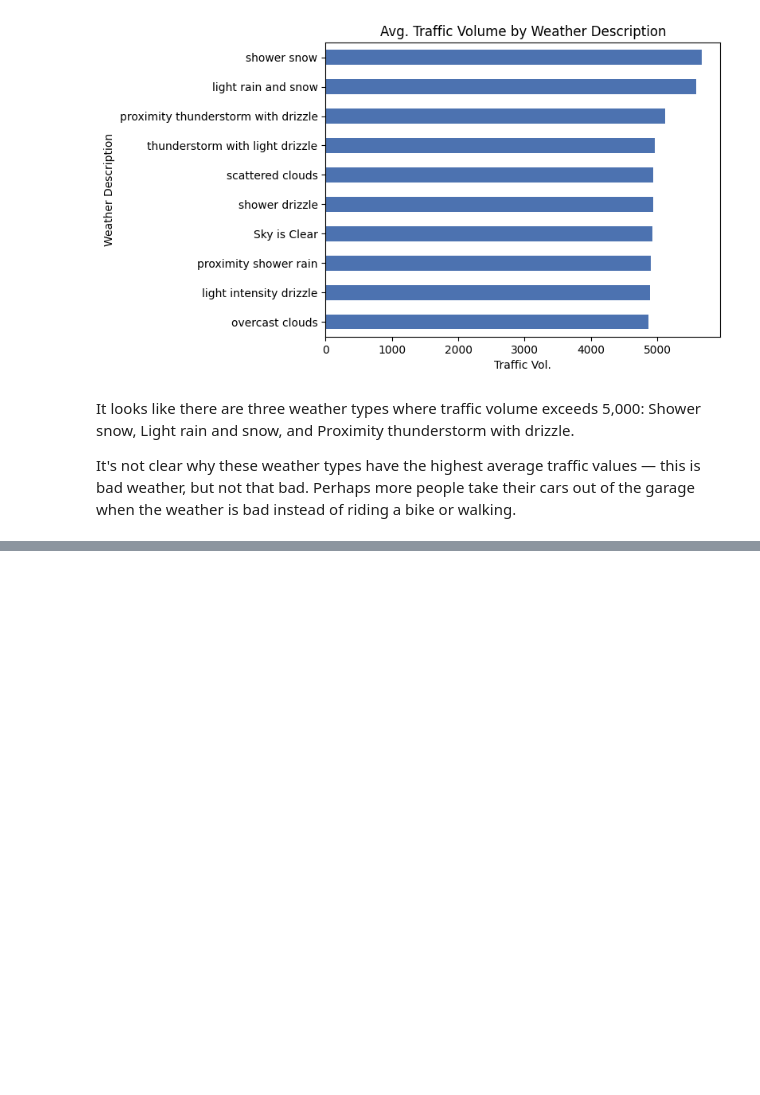
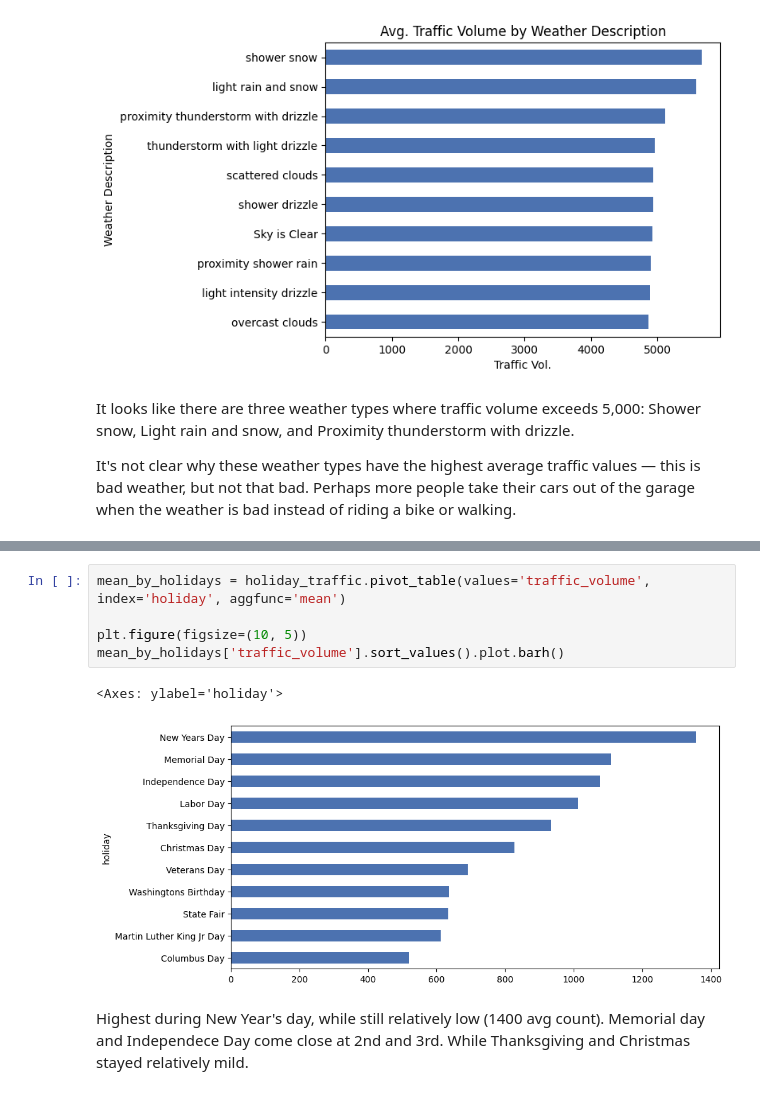
Before and after one commit to shree131/Heavy-Traffic-Indicators-Analysis, a Jupyter notebook: I94_heavy_traffic_indicators_analysis.ipynb, the cells around one changed output, grey strips where cells are left out. Saved outputs shown, nothing was run; the diff lists cells and outputs as text; blank space fills up the shorter version.

```diff
--- a/I94_heavy_traffic_indicators_analysis.ipynb
+++ b/I94_heavy_traffic_indicators_analysis.ipynb
@@ -648,0 +692,10 @@ i94_traffic['holiday'].value_counts()
+# %%
+mean_by_holidays = holiday_traffic.pivot_table(values='traffic_volume', index='holiday', aggfunc='mean')
+
+plt.figure(figsize=(10, 5))
+mean_by_holidays['traffic_volume'].sort_values().plot.barh()
+# %% [output]
+<Axes: ylabel='holiday'>
+[figure, added]
+# %% [markdown]
+Highest during New Year's day, while still relatively low (1400 avg count). Memorial day and Independece Day come close at 2nd and 3rd. While Thanksgiving and Christmas stayed relatively mild.
```
Also changed, not shown: parts of 5 cells of this notebook.
